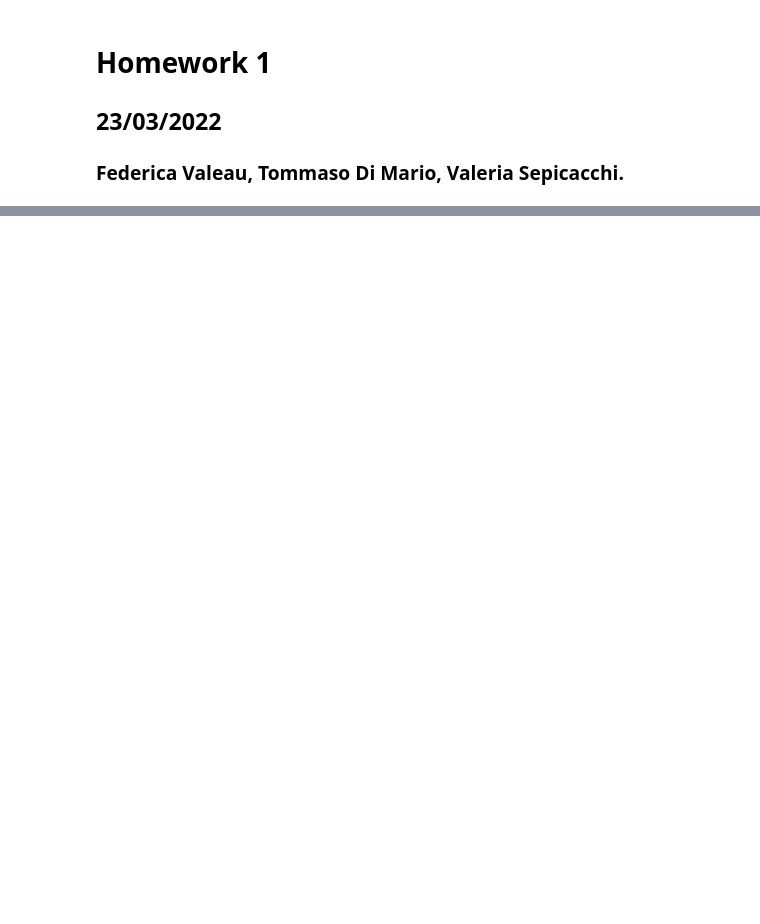
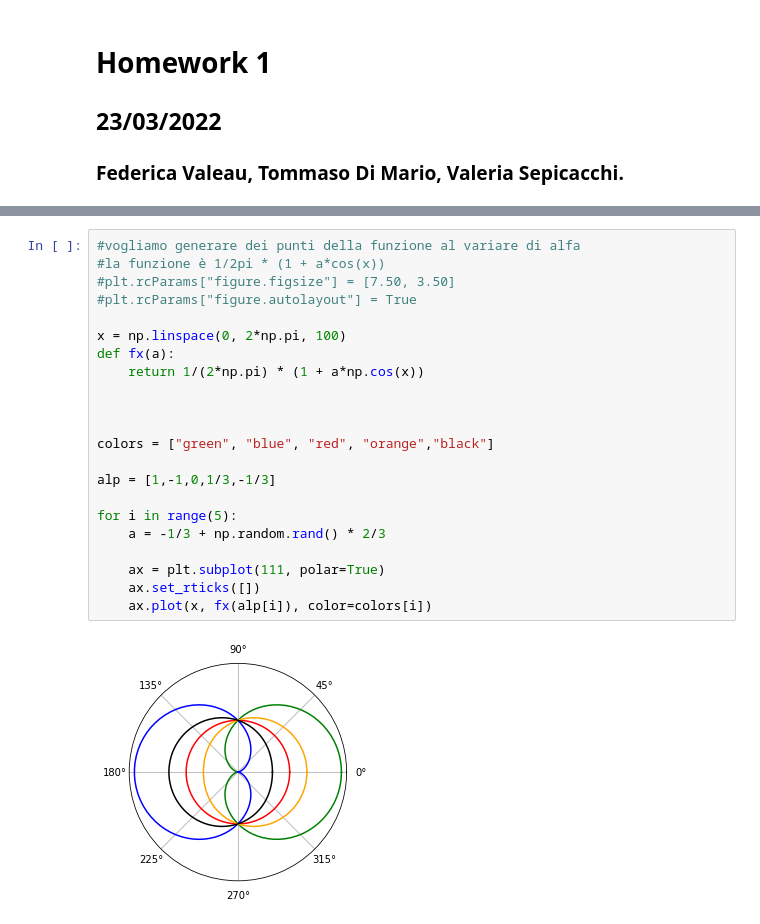
Before and after one commit to tommdim/statistics-101, a Jupyter notebook: hw-1/notebook.ipynb, the cells around one changed output, grey strips where cells are left out. Drawn from its saved outputs; the diff is of its cells as text; blank space fills up the shorter version.

```diff
--- a/hw-1/notebook.ipynb
+++ b/hw-1/notebook.ipynb
@@ -35,3 +80,27 @@ fig.update_layout(title='Joint PDF', autosize=False,
                   width=500, height=500,
                   margin=dict(l=65, r=50, b=65, t=90))
 fig.show()
+# %%
+#vogliamo generare dei punti della funzione al variare di alfa
+#la funzione è 1/2pi * (1 + a*cos(x))
+#plt.rcParams["figure.figsize"] = [7.50, 3.50]
+#plt.rcParams["figure.autolayout"] = True
+
+x = np.linspace(0, 2*np.pi, 100)
+def fx(a):
+    return 1/(2*np.pi) * (1 + a*np.cos(x))
+
+
+
+colors = ["green", "blue", "red", "orange","black"]
+
+alp = [1,-1,0,1/3,-1/3]
+
+for i in range(5):
+    a = -1/3 + np.random.rand() * 2/3
+
+    ax = plt.subplot(111, polar=True)
+    ax.set_rticks([])
+    ax.plot(x, fx(alp[i]), color=colors[i])
+# %% [output]
+[figure, added]
```
Also changed, not shown: parts of 12 cells of this notebook.
